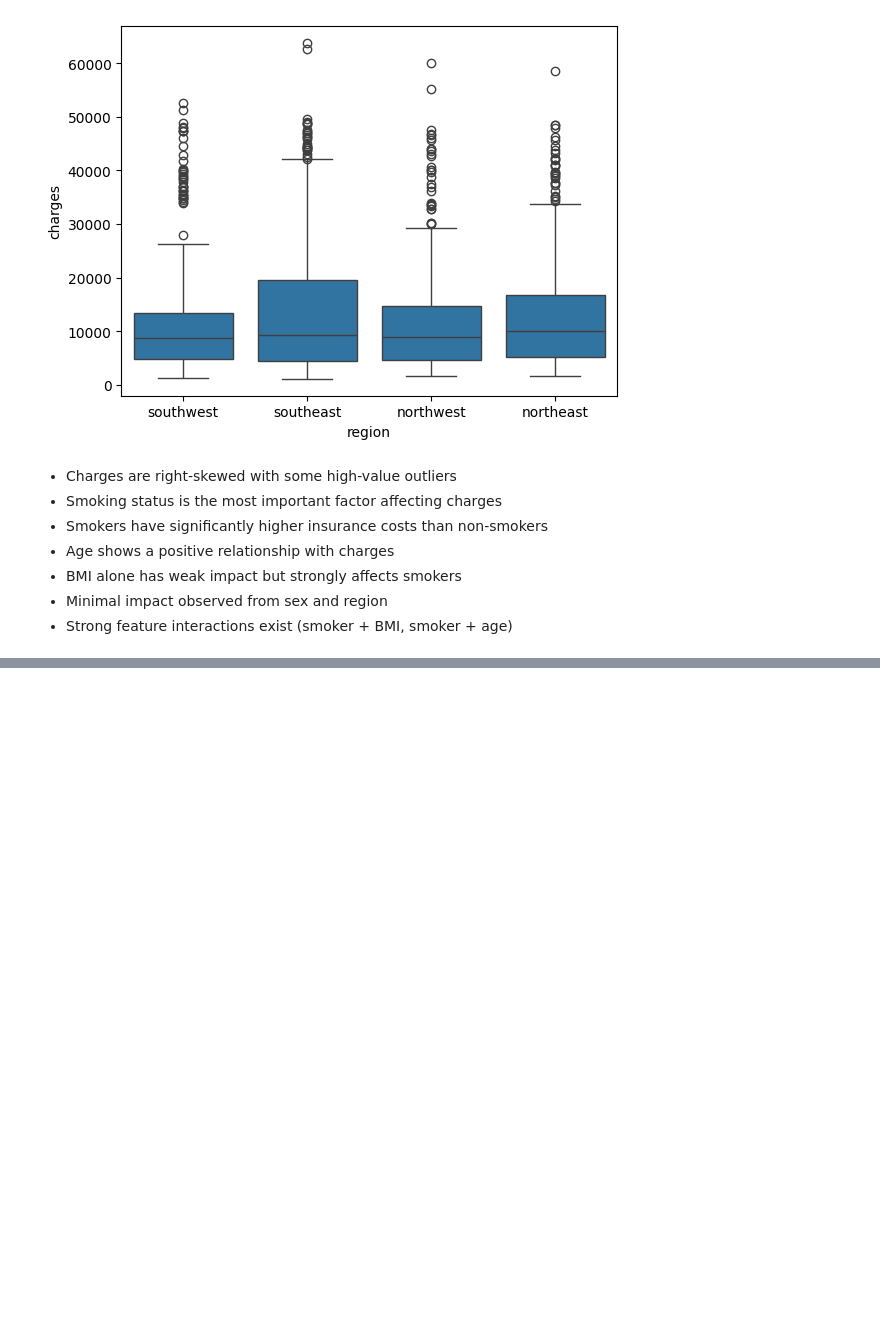
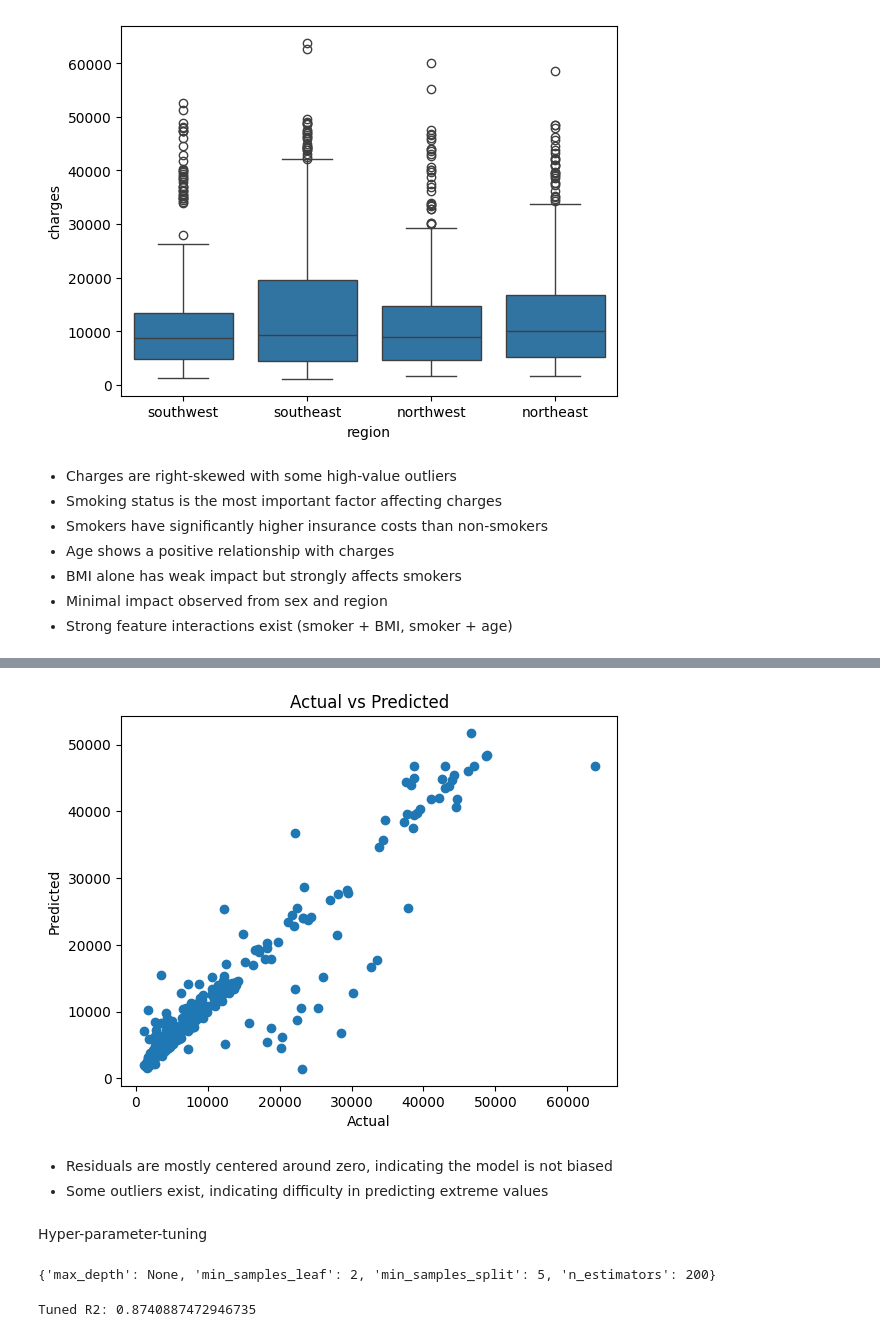
Before and after one commit to Revanth-reddy080/Medical-Insurance-Cost-Prediction, a Jupyter notebook: notebooks/insurance_cost.ipynb, the cells around one changed output, grey strips where cells are left out. Cells and saved outputs as stored; diff of their text form; code cells hidden in the pictures; blank space fills up the shorter version.

```diff
--- a/notebooks/insurance_cost.ipynb
+++ b/notebooks/insurance_cost.ipynb
@@ -154,0 +319,13 @@ sns.boxplot(x="region", y="charges", data=df)
+# %%
+plt.scatter(y_test, rf_y_predict)
+plt.xlabel("Actual")
+plt.ylabel("Predicted")
+plt.title("Actual vs Predicted")
+plt.show()
+# %% [output]
+[figure, added]
+# %% [markdown]
+- Residuals are mostly centered around zero, indicating the model is not biased
+- Some outliers exist, indicating difficulty in predicting extreme values
+# %% [markdown]
+Hyper-parameter-tuning
@@ -154,0 +340,21 @@ sns.boxplot(x="region", y="charges", data=df)
+# %%
+rf = RandomForestRegressor(random_state=42)
+
+grid = GridSearchCV(
+    estimator=rf,
+    param_grid=param_grid,
+    cv=3,
+    scoring="r2",
+    n_jobs=-1
+)
+grid.fit(X_train_encoded, y_train)
+print(grid.best_params_)
+# %% [output]
+{'max_depth': None, 'min_samples_leaf': 2, 'min_samples_split': 5, 'n_estimators': 200}
+# %%
+best_rf = grid.best_estimator_
+
+y_pred_best = best_rf.predict(X_test_encoded)
+print("Tuned R2:", r2_score(y_test, y_pred_best))
+# %% [output]
+Tuned R2: 0.8740887472946735
```
Also changed, not shown: parts of 27 cells of this notebook.
